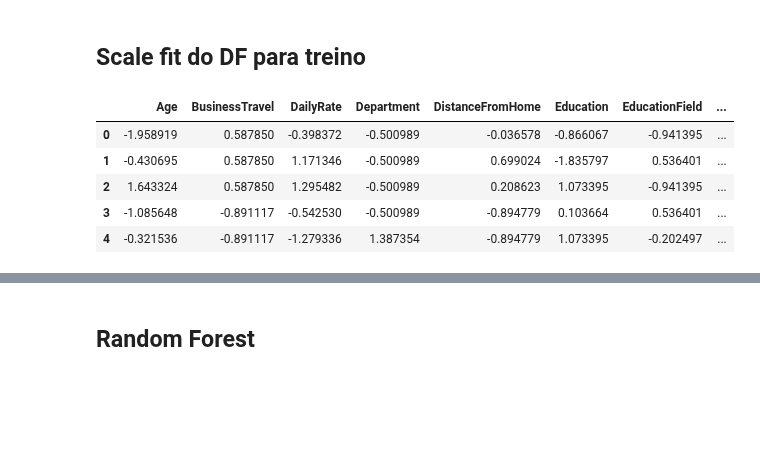
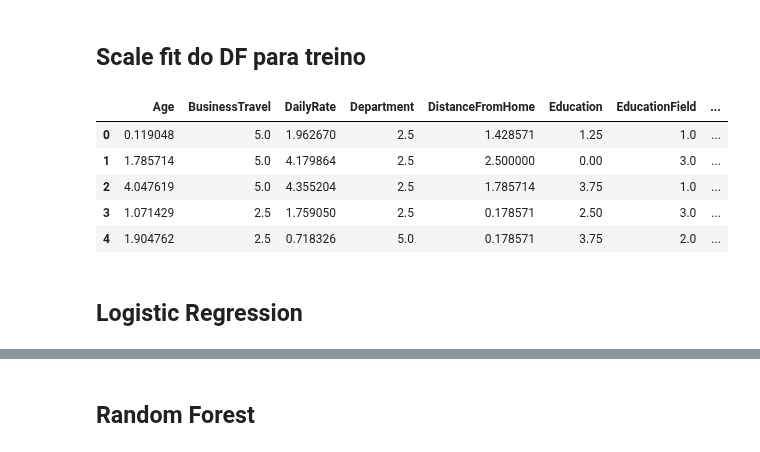
Before and after one commit to catarinatomasr/projectoEDSB, a Jupyter notebook: Projecto.ipynb, the cells around one changed output, grey strips where cells are left out. Cells and saved outputs as stored; diff of their text form; code cells hidden in the pictures; blank space fills up the shorter version.

```diff
--- a/Projecto.ipynb
+++ b/Projecto.ipynb
@@ -343,14 +361,14 @@ X_train, X_test, y_train, y_test = train_test_split(X, y, test_size=0.3, random_
 # %% [markdown]
 ## Scale fit do DF para treino
 # %%
-scaler = StandardScaler()
+scaler = MinMaxScaler(feature_range=(0, 5))
 X_train = pd.DataFrame(scaler.fit_transform(X_train), columns = X_train.columns)
 X_test= pd.DataFrame(scaler.transform(X_test), columns = X_test.columns)
 X_train.head()
 # %% [output]
 |  | Age | BusinessTravel | DailyRate | Department | DistanceFromHome | Education | EducationField | ... |
-| 0 | -1.958919 | 0.587850 | -0.398372 | -0.500989 | -0.036578 | -0.866067 | -0.941395 | ... |
-| 1 | -0.430695 | 0.587850 | 1.171346 | -0.500989 | 0.699024 | -1.835797 | 0.536401 | ... |
-| 2 | 1.643324 | 0.587850 | 1.295482 | -0.500989 | 0.208623 | 1.073395 | -0.941395 | ... |
-| 3 | -1.085648 | -0.891117 | -0.542530 | -0.500989 | -0.894779 | 0.103664 | 0.536401 | ... |
-| 4 | -0.321536 | -0.891117 | -1.279336 | 1.387354 | -0.894779 | 1.073395 | -0.202497 | ... |
+| 0 | 0.119048 | 5.0 | 1.962670 | 2.5 | 1.428571 | 1.25 | 1.0 | ... |
+| 1 | 1.785714 | 5.0 | 4.179864 | 2.5 | 2.500000 | 0.00 | 3.0 | ... |
+| 2 | 4.047619 | 5.0 | 4.355204 | 2.5 | 1.785714 | 3.75 | 1.0 | ... |
+| 3 | 1.071429 | 2.5 | 1.759050 | 2.5 | 0.178571 | 2.50 | 3.0 | ... |
+| 4 | 1.904762 | 2.5 | 0.718326 | 5.0 | 0.178571 | 3.75 | 2.0 | ... |
@@ -359,3 +391,5 @@ X_train.head()
+# %% [markdown]
+## Logistic Regression
 # %%
 from sklearn.linear_model import LogisticRegression
 
```
Also changed, not shown: parts of 54 cells of this notebook.
